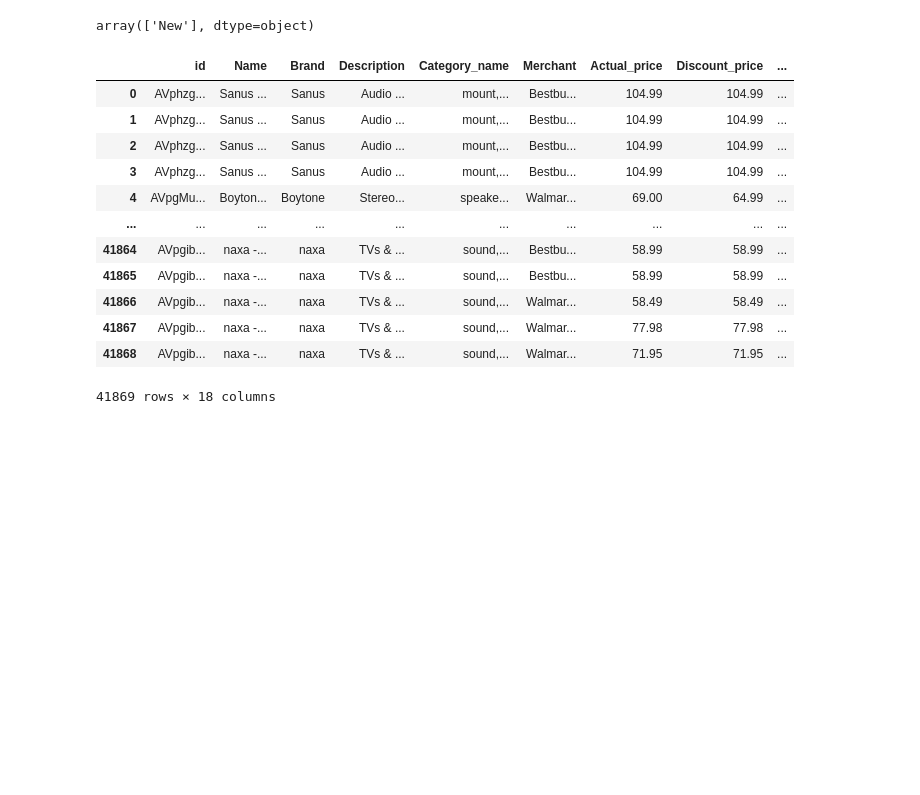
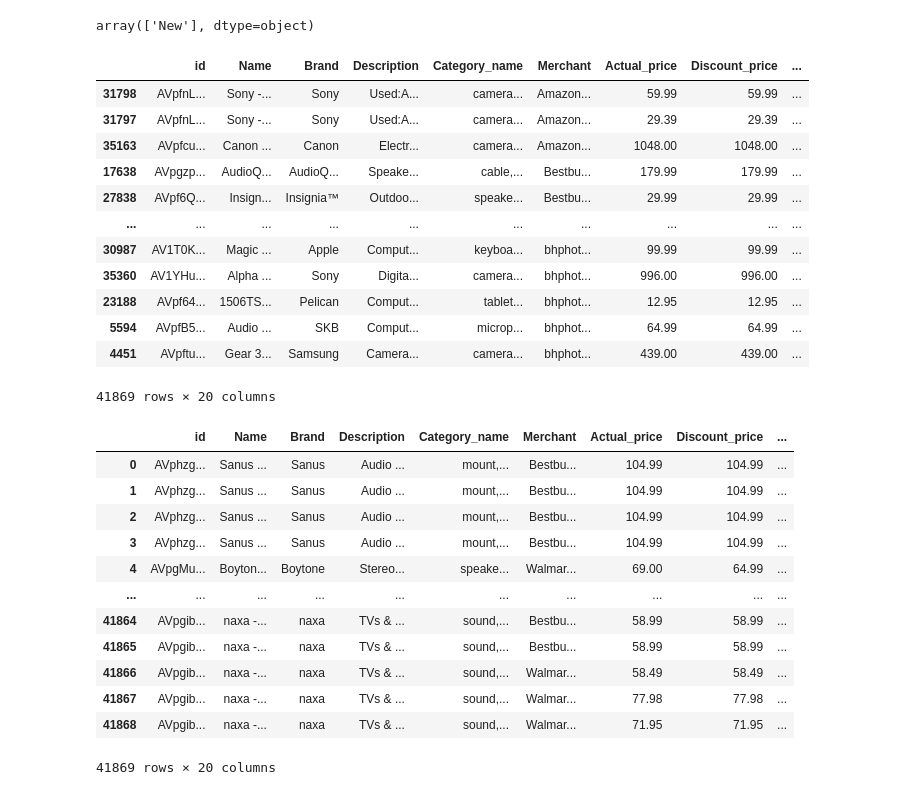
Before and after one commit to prasad-wakchoure/project, a Jupyter notebook: Siddharth/01-Data Preprocessing.ipynb, the cells around one changed output. Drawn from its saved outputs; the diff is of its cells as text; code cells hidden in the pictures; blank space fills up the shorter version.

```diff
--- a/Siddharth/01-Data Preprocessing.ipynb
+++ b/Siddharth/01-Data Preprocessing.ipynb
@@ -186,11 +186,29 @@ dfx['Year'] = dfx['Date'].dt.year
 dfx['Week'] = dfx['Date'].dt.week
 dfx['Month_Name'] = dfx['Date'].dt.strftime('%B')
 dfx['Day_Name'] = dfx['Date'].dt.strftime('%A')
+dfx['Month_Year'] = dfx['Date'].dt.strftime('%m-%Y')
+dfx['Week_Year'] = dfx['Date'].dt.strftime('%W,%Y')
 dfx['date'] = pd.to_datetime(dfx['Date'].dt.date)
 dfx = dfx.drop(columns=["Date"])
 dfx = dfx.rename(columns={"date":"Date"})
 # %%
 dfx = dfx.reset_index(drop=True)
+# %%
+dfx.sort_values("Date")
+# %% [output]
+|  | id | Name | Brand | Description | Category_name | Merchant | Actual_price | Discount_price | ... |
+| 31798 | AVpfnL... | Sony -... | Sony | Used:A... | camera... | Amazon... | 59.99 | 59.99 | ... |
+| 31797 | AVpfnL... | Sony -... | Sony | Used:A... | camera... | Amazon... | 29.39 | 29.39 | ... |
+| 35163 | AVpfcu... | Canon ... | Canon | Electr... | camera... | Amazon... | 1048.00 | 1048.00 | ... |
+| 17638 | AVpgzp... | AudioQ... | AudioQ... | Speake... | cable,... | Bestbu... | 179.99 | 179.99 | ... |
+| 27838 | AVpf6Q... | Insign... | Insignia™ | Outdoo... | speake... | Bestbu... | 29.99 | 29.99 | ... |
+| ... | ... | ... | ... | ... | ... | ... | ... | ... | ... |
+| 30987 | AV1T0K... | Magic ... | Apple | Comput... | keyboa... | bhphot... | 99.99 | 99.99 | ... |
+| 35360 | AV1YHu... | Alpha ... | Sony | Digita... | camera... | bhphot... | 996.00 | 996.00 | ... |
+| 23188 | AVpf64... | 1506TS... | Pelican | Comput... | tablet... | bhphot... | 12.95 | 12.95 | ... |
+| 5594 | AVpfB5... | Audio ... | SKB | Comput... | microp... | bhphot... | 64.99 | 64.99 | ... |
+| 4451 | AVpftu... | Gear 3... | Samsung | Camera... | camera... | bhphot... | 439.00 | 439.00 | ... |
+41869 rows × 20 columns
 # %%
 dfx
 # %% [output]
@@ -206,7 +224,7 @@ dfx
 | 41866 | AVpgib... | naxa -... | naxa | TVs & ... | sound,... | Walmar... | 58.49 | 58.49 | ... |
 | 41867 | AVpgib... | naxa -... | naxa | TVs & ... | sound,... | Walmar... | 77.98 | 77.98 | ... |
 | 41868 | AVpgib... | naxa -... | naxa | TVs & ... | sound,... | Walmar... | 71.95 | 71.95 | ... |
-41869 rows × 18 columns
+41869 rows × 20 columns
 # %%
 #Exporing the Cleaning Data as CSV
 dfx.to_csv("CleanedData.csv",index=False)
```
Also changed, not shown: parts of 2 cells of this notebook, 1 other file.
